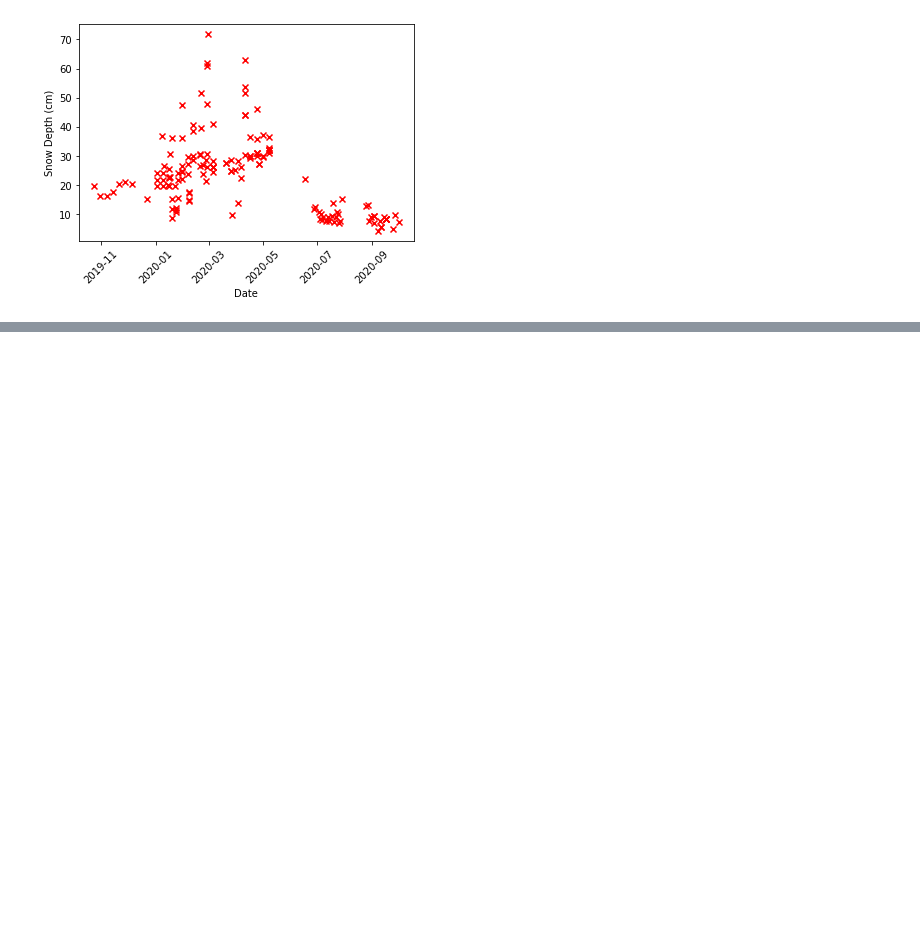
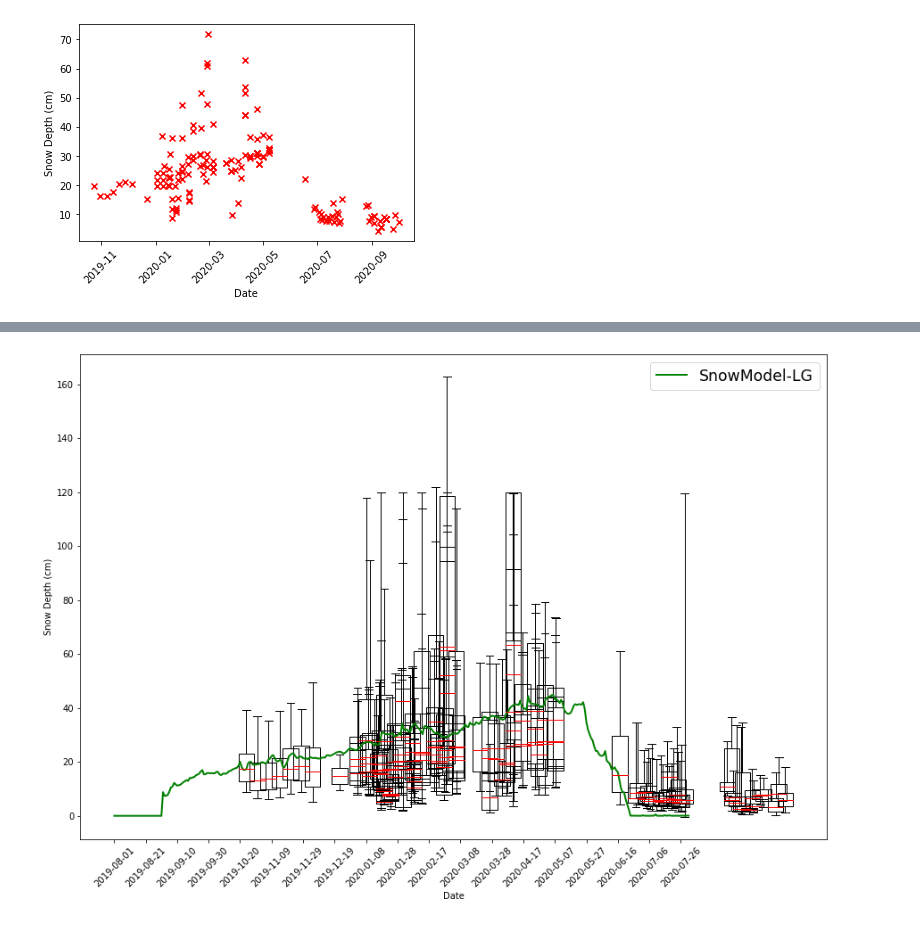
Before and after one commit to robbiemallett/SnowModel_nearest_Polarstern, a Jupyter notebook: compare_SM_to_magna.ipynb, the cells around one changed output, grey strips where cells are left out. Saved outputs shown, nothing was run; the diff lists cells and outputs as text; code cells hidden in the pictures; blank space fills up the shorter version.

```diff
--- a/compare_SM_to_magna.ipynb
+++ b/compare_SM_to_magna.ipynb
@@ -184,2 +207,5 @@ failed /home/robbie/Dropbox/find_mosaic_parcel/raw_data/magnaprobe/PS122-3_29-73
 # %%
-plt.errorbar
+list_of_lists = []
+
+for key in magna_data:
+    list_of_lists.append(list(magna_data[key]['DepthCm']))
@@ -186,3 +230,27 @@ plt.errorbar
+# %%
+
+plt.figure(figsize=(15,10))
+
+md = [dates.date2num(d) for d in magna_dates]
+
+plt.boxplot(list_of_lists,positions=md,widths=10,whis=[5,95],
+            medianprops=dict(color='r'), sym="")
+
+
+plt.plot([dates.date2num(d) for d in sm_dates], SM_df['Depth']*100,
+         label='SnowModel-LG',zorder=2,lw=2,color='green')
+
+plt.ylabel('Snow Depth (cm)')
+plt.xlabel('Date')
+
+skipper = 20
+plt.xticks([dates.date2num(d) for d in sm_dates][::skipper],[d.date() for d in sm_dates][::skipper],rotation=45)
+
+plt.legend(fontsize='xx-large')
+
+plt.show()
+# %% [output]
+[figure, added]
 # %%
 
 plt.figure(figsize=(8,5))
```
Also changed, not shown: parts of 13 cells of this notebook.
